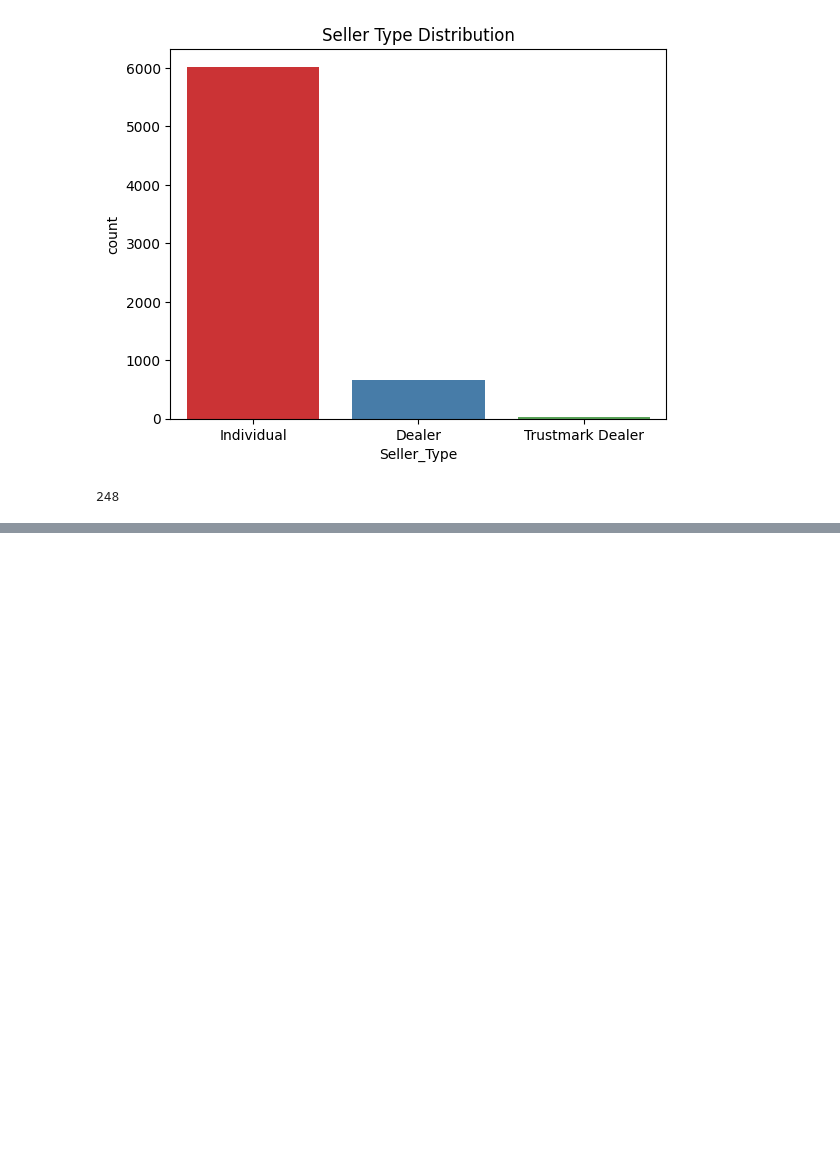
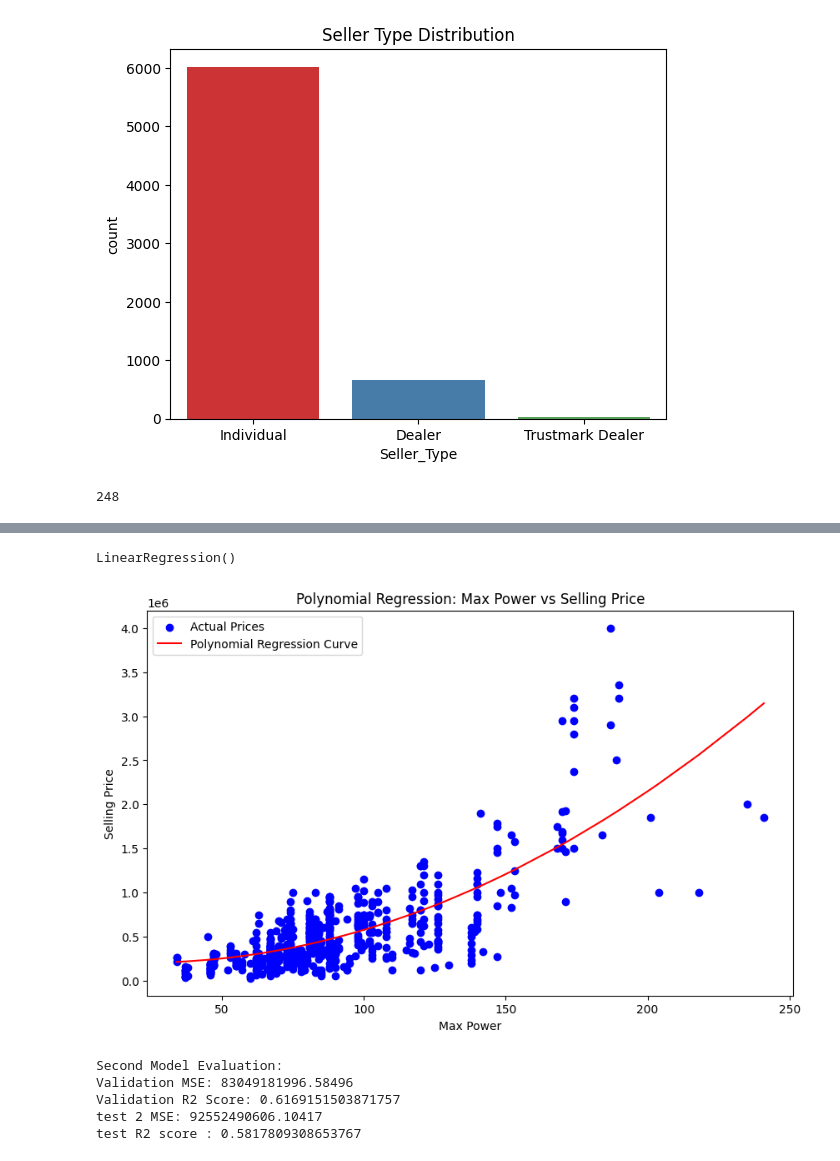
Before and after one commit to ah3asef/My-First-ML-Project, a Jupyter notebook: Another_View.ipynb, the cells around one changed output, grey strips where cells are left out. Drawn from its saved outputs; the diff is of its cells as text; code cells hidden in the pictures; blank space fills up the shorter version.

```diff
--- a/Another_View.ipynb
+++ b/Another_View.ipynb
@@ -243,0 +336,18 @@ print(df_1['Torque'].loc[10])
+# %%
+x_3 = df_1[['Max_Power','Engine']]
+y_3 = df_1[['Selling_Price']]
+x_train_3, x_test_3, y_train_3, y_test_3 = train_test_split(x, y, test_size = 0.2 , random_state= 42)
+x_vald_3,x_test_3,y_vald_3,y_test_3 = train_test_split(x_test_3,y_test_3,test_size = 0.5, random_state= 42)
+# %%
+# polynmial regression
+pol = PolynomialFeatures(degree = 2)
+x_train_3_poly = pol.fit_transform(x_train_3)
+# %%
+model_3 = LinearRegression()
+model_3.fit(x_train_3_poly,y_train_3)
+# %% [output]
+LinearRegression()
+# %%
+#evalute the model
+y_vald_pred_3 = model_3.predict(pol.fit_transform(x_vald_3))
+y_test_pred_3 = model_3.predict(pol.fit_transform(x_test_3))
@@ -243,0 +359,39 @@ print(df_1['Torque'].loc[10])
+# %%
+# Plot the polynomial regression results
+plt.figure(figsize=(10, 6))
+
+# Scatter plot of actual data points
+plt.scatter(x_test_3['Max_Power'], y_test_3, color='blue', label='Actual Prices')
+
+# Generate predictions for the regression curve
+x_test_3_poly = pol.fit_transform(x_test_3)
+y_test_3_pred = model_3.predict(x_test_3_poly)
+
+# Sort the data for a smooth curve
+sorted_indices = x_test_3['Max_Power'].argsort()
+x_sorted = x_test_3['Max_Power'].iloc[sorted_indices]
+y_sorted = y_test_3_pred[sorted_indices]
+
+# Plot the regression curve
+plt.plot(x_sorted, y_sorted, color='red', label='Polynomial Regression Curve')
+
+# Add labels and title
+plt.xlabel('Max Power')
+plt.ylabel('Selling Price')
+plt.title('Polynomial Regression: Max Power vs Selling Price')
+plt.legend()
+plt.show()
+# %% [output]
+[figure, added]
+# %%
+print("\nSecond Model Evaluation:")
+print(f"Validation MSE: {mse_vald_3}")
+print(f"Validation R2 Score: {r2_score_vald_3}")
+print(f"test 2 MSE: {mse_test_3}")
+print(f"test R2 score : {r2_score_test_3}")
+# %% [output]
+Second Model Evaluation:
+Validation MSE: 83049181996.58496
+Validation R2 Score: 0.6169151503871757
+test 2 MSE: 92552490606.10417
+test R2 score : 0.5817809308653767
```
Also changed, not shown: parts of 16 cells of this notebook, 1 other file.
